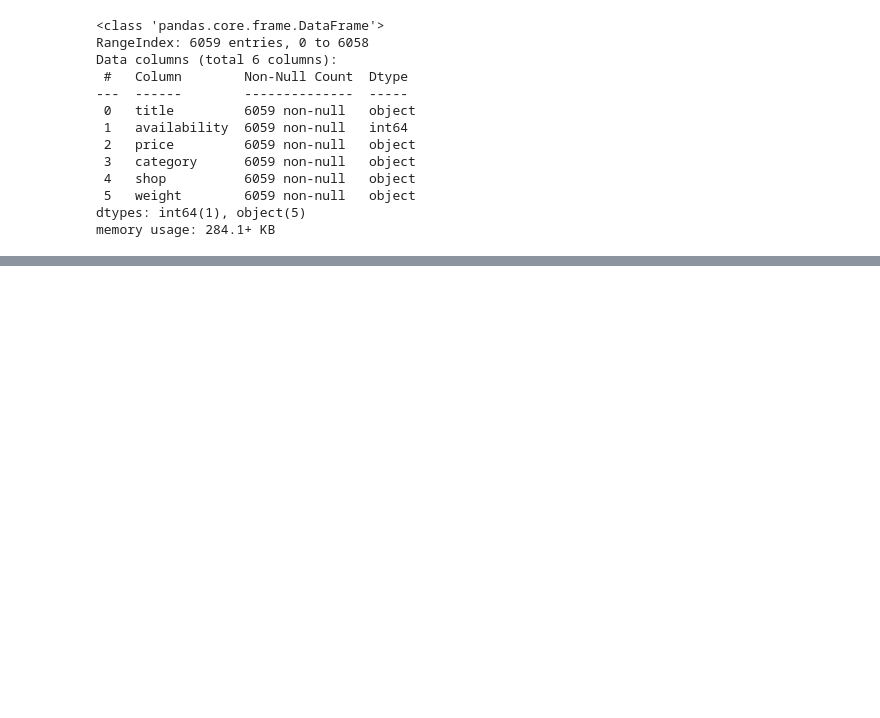
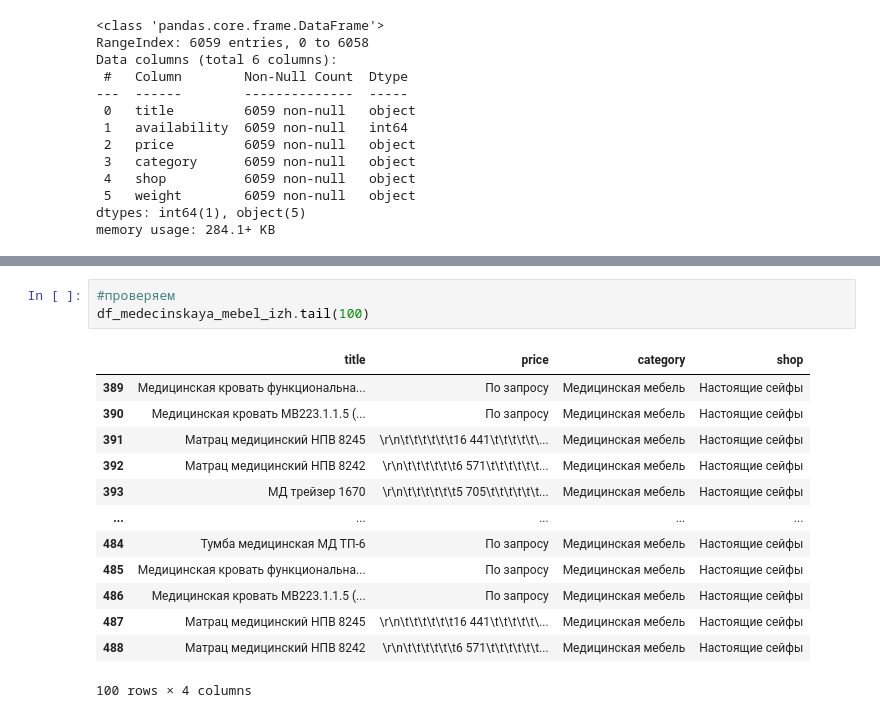
Before and after one commit to VissZyCrain/DIPLOMA_Tuchin_A_M, a Jupyter notebook: Data collection and processing.ipynb, the cells around one changed output, grey strips where cells are left out. Drawn from its saved outputs; the diff is of its cells as text; blank space fills up the shorter version.

```diff
--- a/Data collection and processing.ipynb
+++ b/Data collection and processing.ipynb
@@ -576,0 +947,17 @@ memory usage: 284.1+ KB
+# %%
+#проверяем
+df_medecinskaya_mebel_izh.tail(100)
+# %% [output]
+|  | title | price | category | shop |
+| 389 | Медицинская кровать функциональна... | По запросу | Медицинская мебель | Настоящие сейфы |
+| 390 | Медицинская кровать МВ223.1.1.5 (... | По запросу | Медицинская мебель | Настоящие сейфы |
+| 391 | Матрац медицинский НПВ 8245 | \r\n\t\t\t\t\t\t16 441\t\t\t\t\t\... | Медицинская мебель | Настоящие сейфы |
+| 392 | Матрац медицинский НПВ 8242 | \r\n\t\t\t\t\t\t6 571\t\t\t\t\t\t... | Медицинская мебель | Настоящие сейфы |
+| 393 | МД трейзер 1670 | \r\n\t\t\t\t\t\t5 705\t\t\t\t\t\t... | Медицинская мебель | Настоящие сейфы |
+| ... | ... | ... | ... | ... |
+| 484 | Тумба медицинская МД ТП-6 | По запросу | Медицинская мебель | Настоящие сейфы |
+| 485 | Медицинская кровать функциональна... | По запросу | Медицинская мебель | Настоящие сейфы |
+| 486 | Медицинская кровать МВ223.1.1.5 (... | По запросу | Медицинская мебель | Настоящие сейфы |
+| 487 | Матрац медицинский НПВ 8245 | \r\n\t\t\t\t\t\t16 441\t\t\t\t\t\... | Медицинская мебель | Настоящие сейфы |
+| 488 | Матрац медицинский НПВ 8242 | \r\n\t\t\t\t\t\t6 571\t\t\t\t\t\t... | Медицинская мебель | Настоящие сейфы |
+100 rows × 4 columns
```
Also changed, not shown: parts of 73 cells of this notebook.
